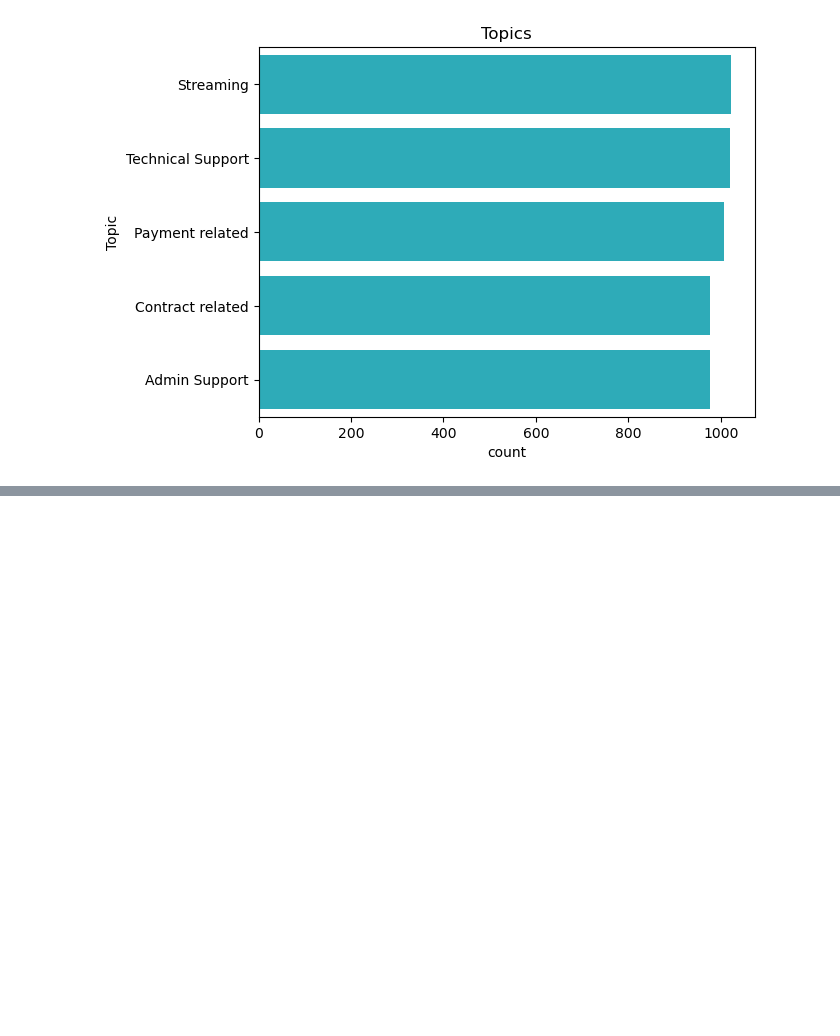
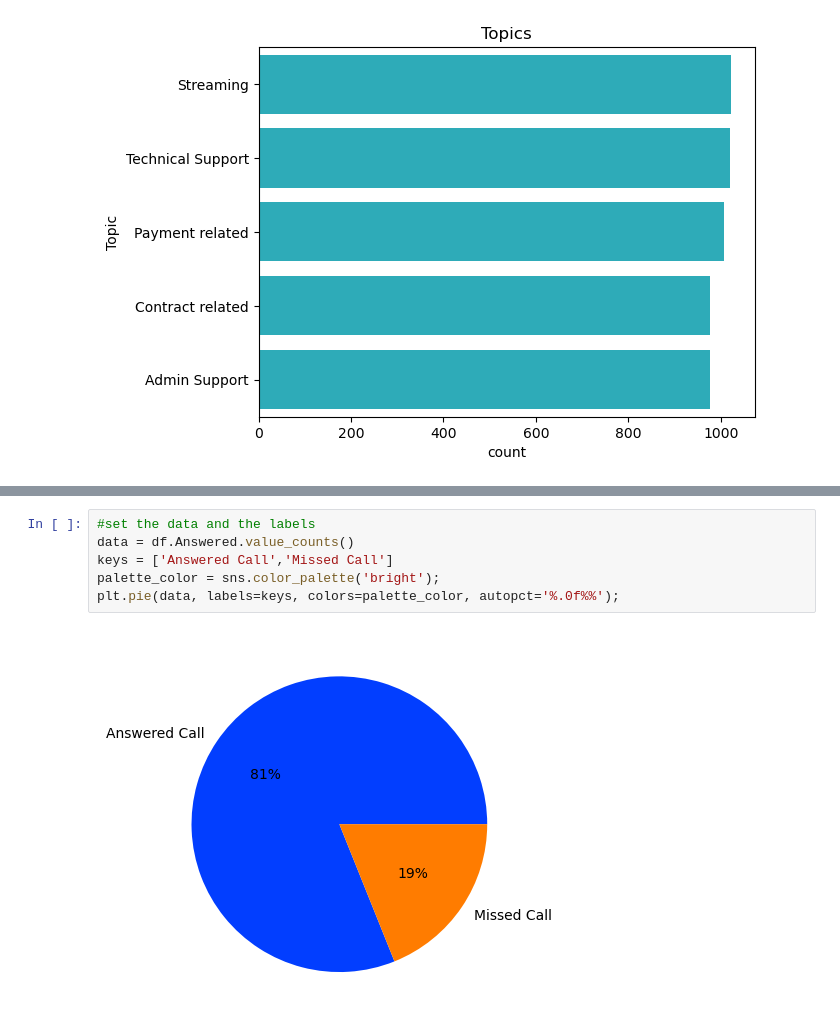
Before and after one commit to naheem3410/PhoneNow, a Jupyter notebook: phonenow.ipynb, the cells around one changed output, grey strips where cells are left out. Saved outputs shown, nothing was run; the diff lists cells and outputs as text; blank space fills up the shorter version.

Commit message:
feat: analyze the Answered feature

```diff
--- a/phonenow.ipynb
+++ b/phonenow.ipynb
@@ -341,0 +356,8 @@ plt.title('Topics');
+# %%
+#set the data and the labels
+data = df.Answered.value_counts()
+keys = ['Answered Call','Missed Call']
+palette_color = sns.color_palette('bright');
+plt.pie(data, labels=keys, colors=palette_color, autopct='%.0f%%');
+# %% [output]
+[figure, added]
```
Also changed, not shown: parts of 4 cells of this notebook.
